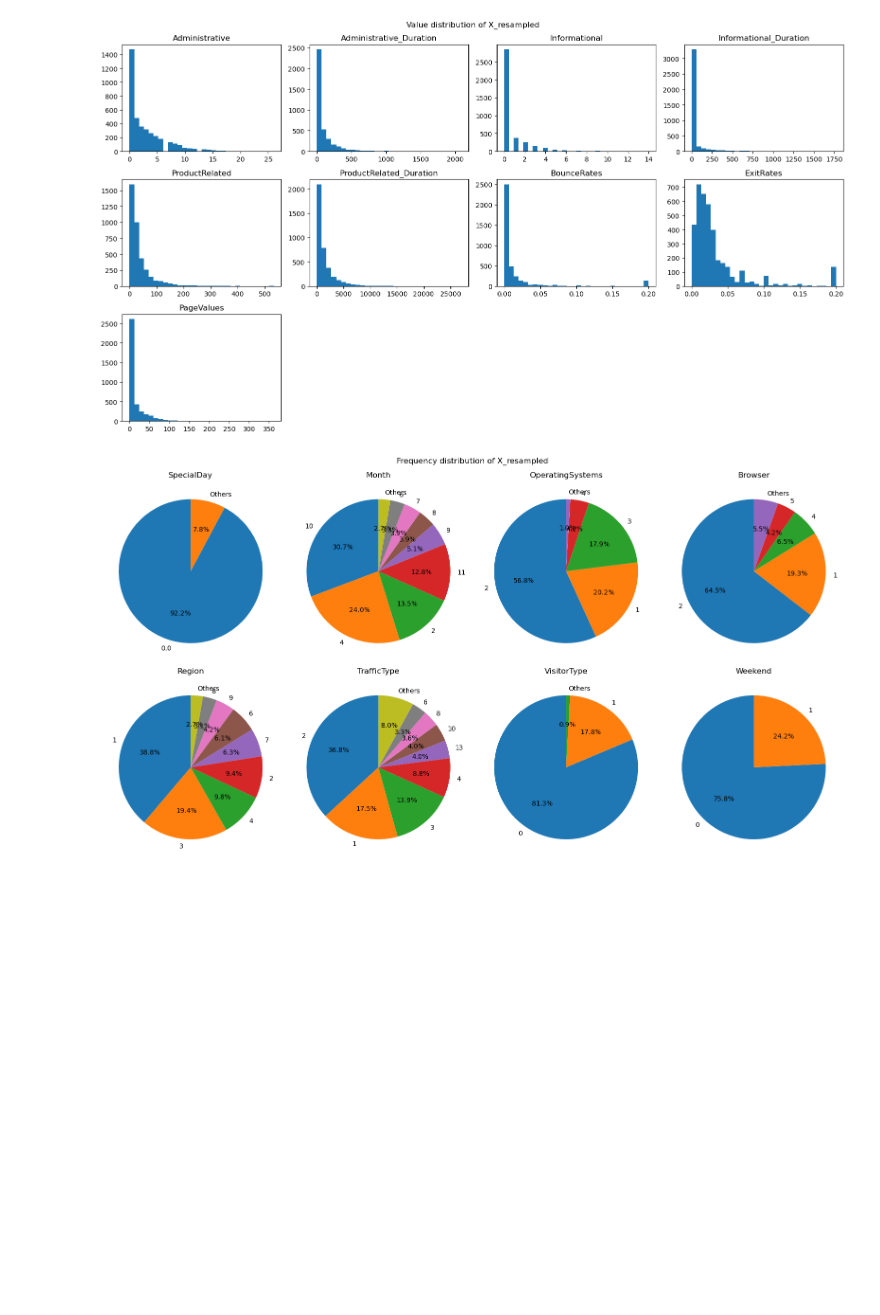
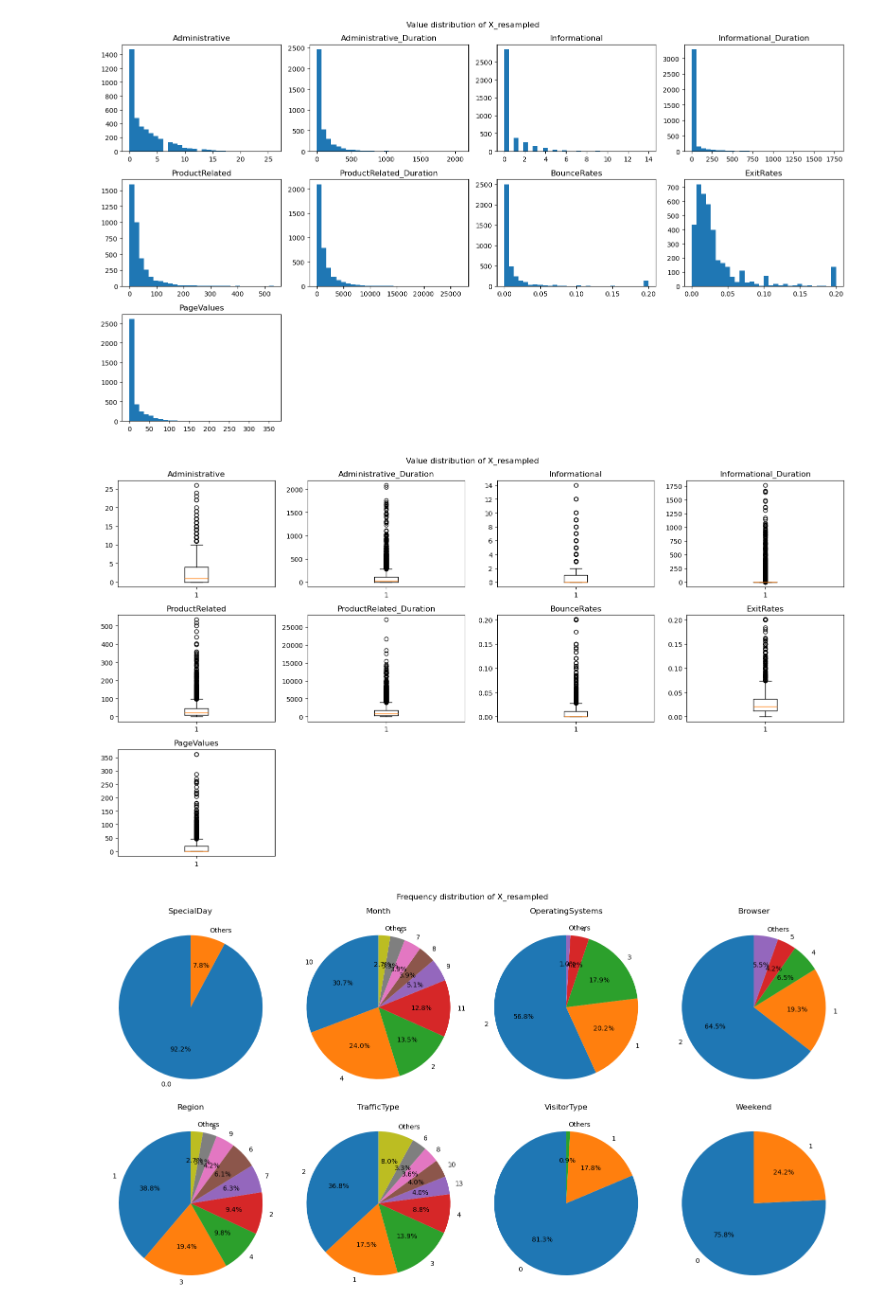
Before and after one commit to RowlaxX/PythonFinalProject, a Jupyter notebook: PythonFinalProject.ipynb, the cells around one changed output. Cells and saved outputs as stored; diff of their text form; code cells hidden in the pictures; blank space fills up the shorter version.

```diff
--- a/PythonFinalProject.ipynb
+++ b/PythonFinalProject.ipynb
@@ -466,6 +470,10 @@ We now have 1908 * 2 = 3816 entries in our data and the output feature is now ba
 plothists(X_resampled, input_feature_continuous, 'X_resampled')
 # %% [output]
 [figure]
+# %%
+plotboxes(X_resampled, input_feature_continuous, 'X_resampled')
+# %% [output]
+[figure, added]
 # %%
 plotfreqpies(X_resampled, input_feature_enums, 'X_resampled')
 # %% [output]
```
Also changed, not shown: parts of 4 cells of this notebook, 1 other file.
